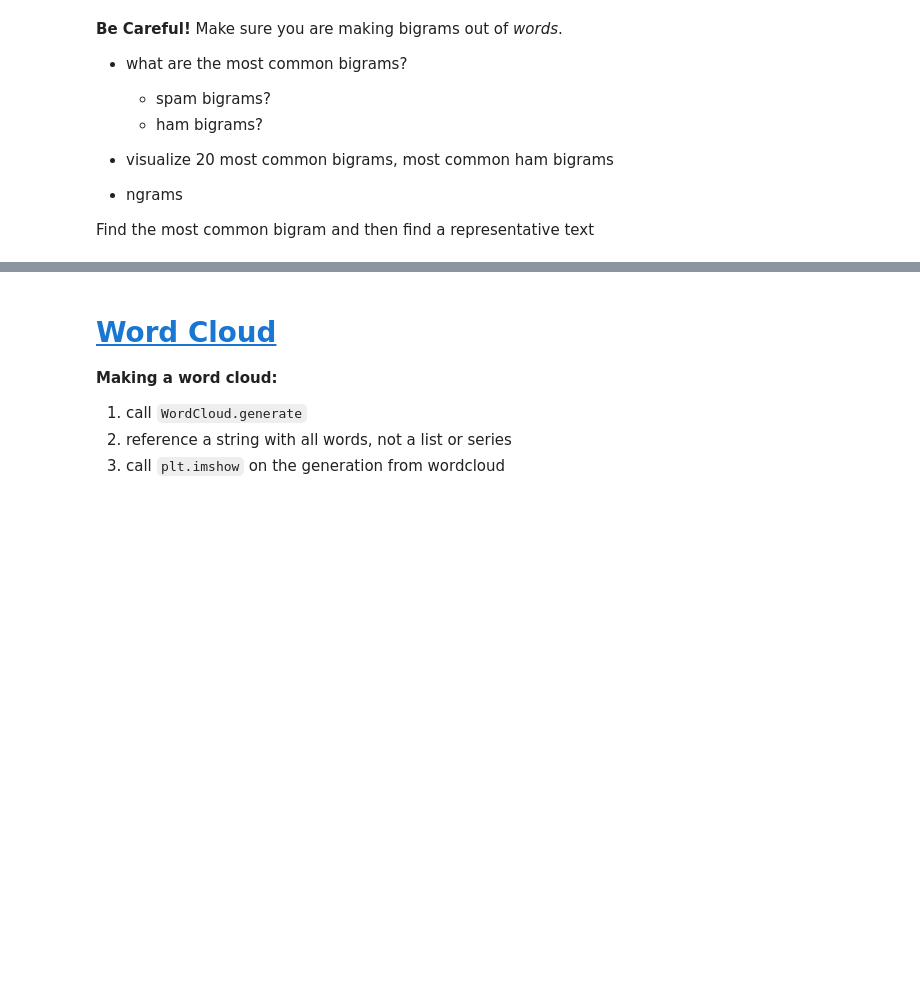
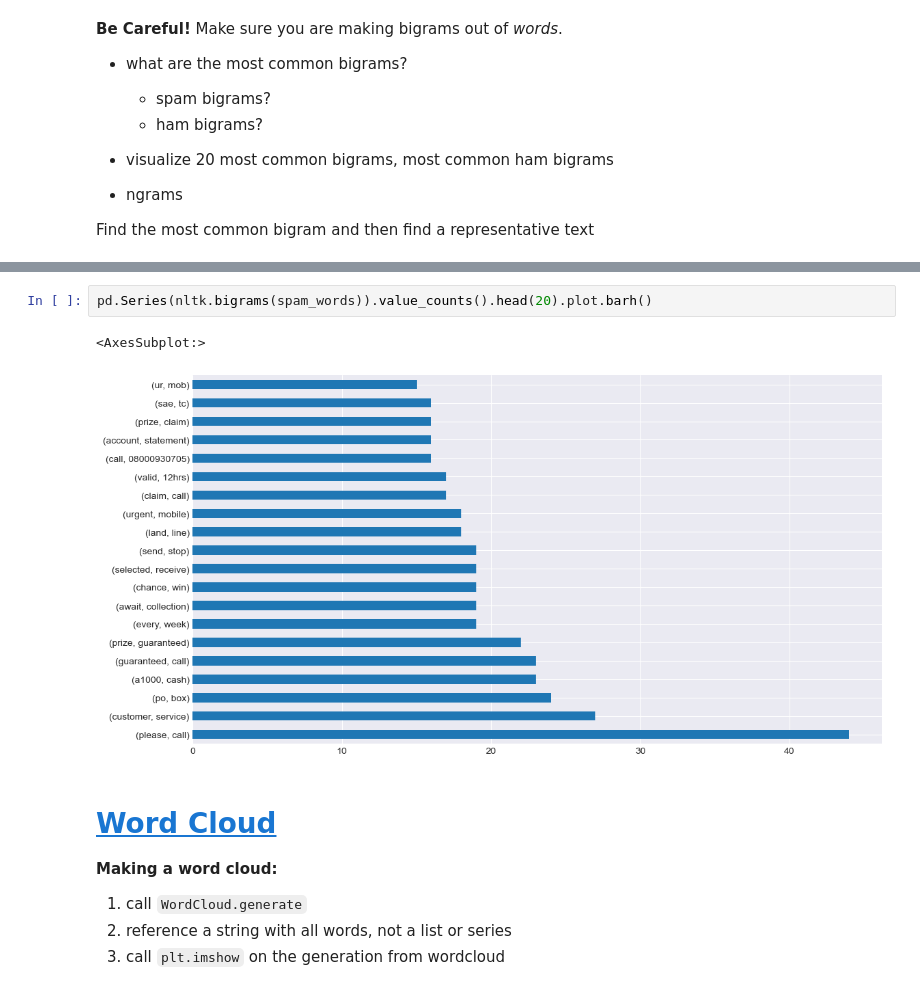
Before and after one commit to CodeupClassroom/pagel-nlp, a Jupyter notebook: exploration_lesson.ipynb, the cells around one changed output, grey strips where cells are left out. Saved outputs shown, nothing was run; the diff lists cells and outputs as text; blank space fills up the shorter version.

```diff
--- a/exploration_lesson.ipynb
+++ b/exploration_lesson.ipynb
@@ -182,3 +366,8 @@ Find the most common bigram and then find a representative text
+# %%
+pd.Series(nltk.bigrams(spam_words)).value_counts().head(20).plot.barh()
+# %% [output]
+<AxesSubplot:>
+[figure, added]
 # %% [markdown]
 # <a href = "https://amueller.github.io/word_cloud/"> Word Cloud</a>
 **Making a word cloud:**
```
Also changed, not shown: parts of 41 cells of this notebook.
